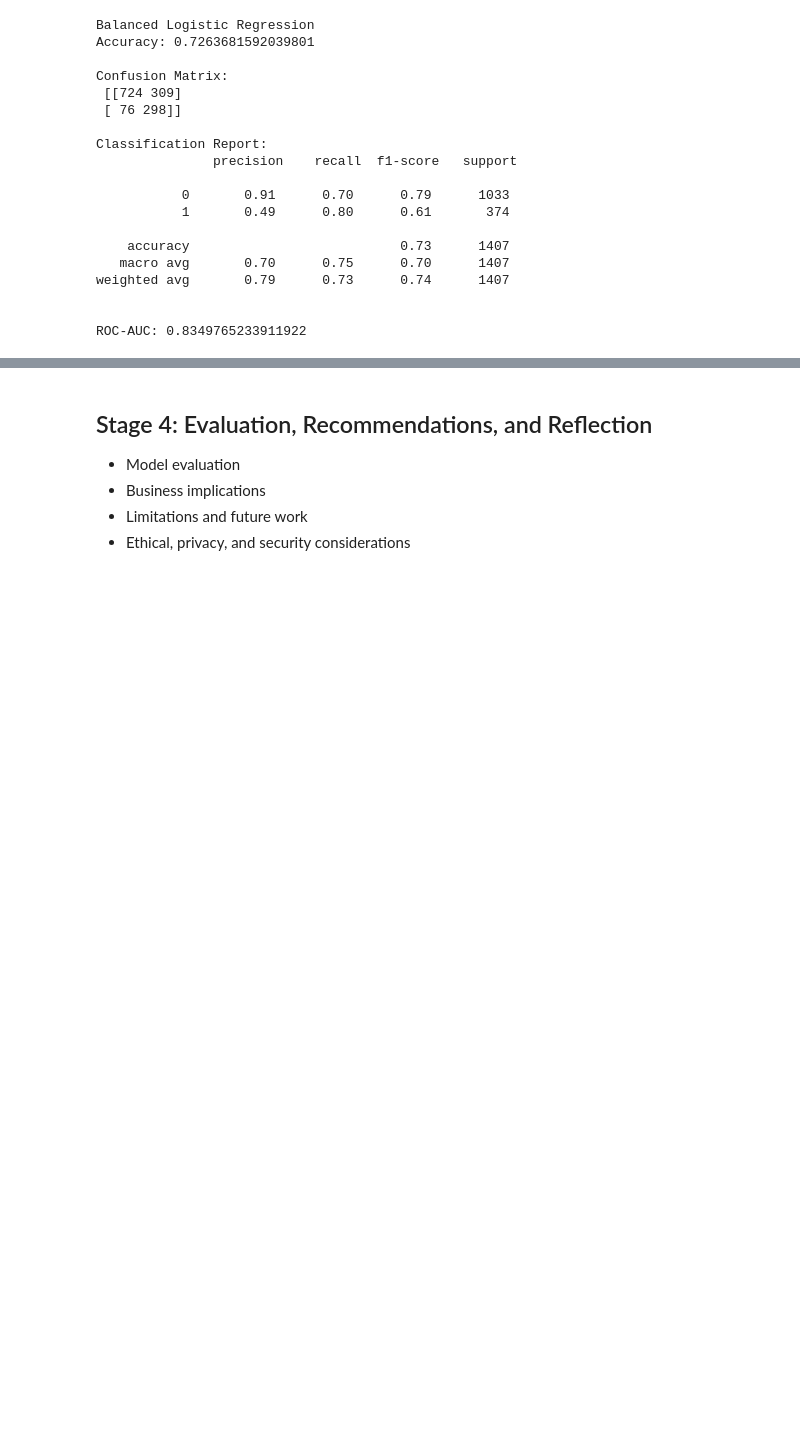
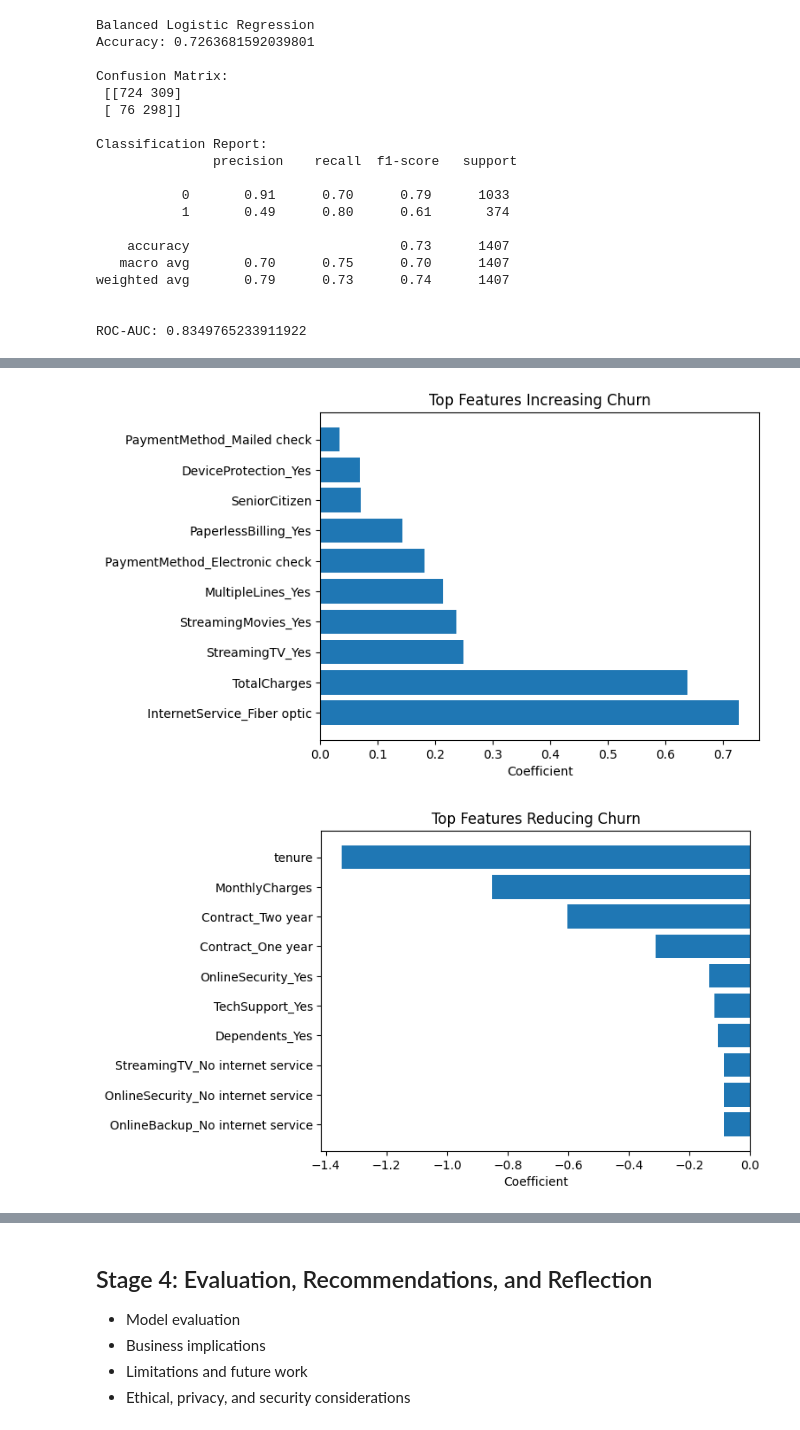
Before and after one commit to lukethomson012-ctrl/ufcfmm-data-mining-portfolio, a Jupyter notebook: Notebook/project_portfolio.ipynb, the cells around one changed output, grey strips where cells are left out. Drawn from its saved outputs; the diff is of its cells as text; code cells hidden in the pictures; blank space fills up the shorter version.

```diff
--- a/Notebook/project_portfolio.ipynb
+++ b/Notebook/project_portfolio.ipynb
@@ -372,0 +379,13 @@ ROC-AUC: 0.8349765233911922
+# %%
+import pandas as pd
+
+# Create dataframe of feature importance using baseline model
+coefficients = pd.DataFrame({
+    "Feature": X_train.columns,
+    "Coefficient": log_reg.coef_[0]
+})
+
+# Sort features by coefficient value
+coefficients_sorted = coefficients.sort_values(by="Coefficient", ascending=False)
+
+coefficients_sorted.head(10)
@@ -372,0 +418,20 @@ ROC-AUC: 0.8349765233911922
+# %%
+import matplotlib.pyplot as plt
+
+top_positive = coefficients_sorted.head(10)
+top_negative = coefficients_sorted.tail(10)
+
+plt.figure()
+plt.barh(top_positive["Feature"], top_positive["Coefficient"])
+plt.title("Top Features Increasing Churn")
+plt.xlabel("Coefficient")
+plt.show()
+
+plt.figure()
+plt.barh(top_negative["Feature"], top_negative["Coefficient"])
+plt.title("Top Features Reducing Churn")
+plt.xlabel("Coefficient")
+plt.show()
+# %% [output]
+[figure, added]
+[figure, added]
```
Also changed, not shown: parts of 9 cells of this notebook.
